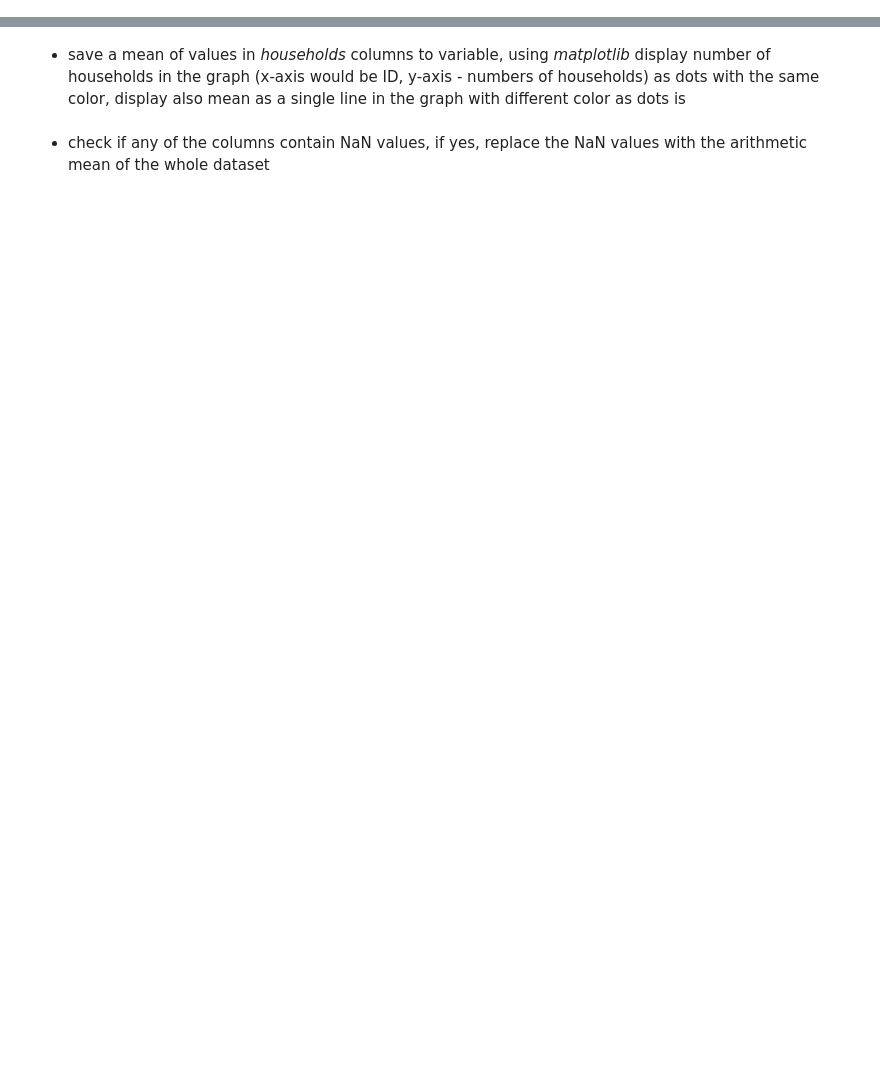
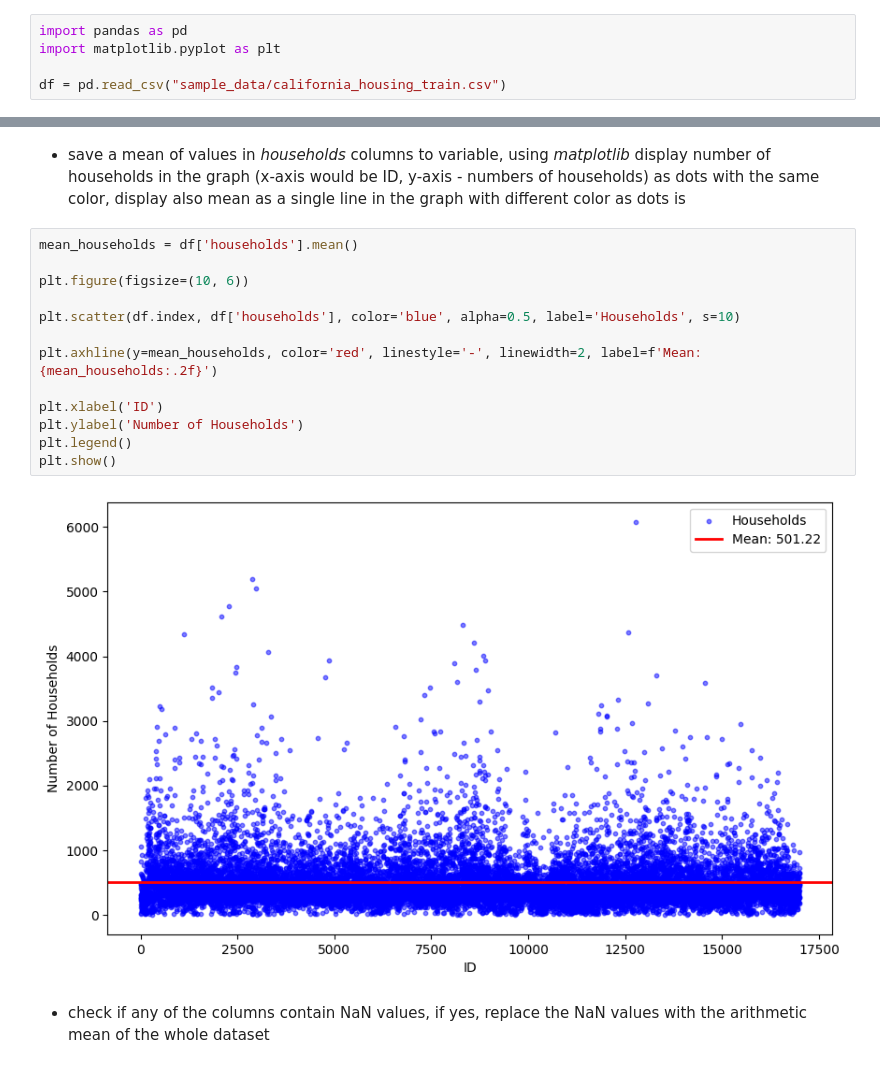
Before and after one commit to joplus2/MPA-MLF, a Jupyter notebook: PC2/MLF_PC0.ipynb, the cells around one changed output, grey strips where cells are left out. Saved outputs shown, nothing was run; the diff lists cells and outputs as text; blank space fills up the shorter version.

```diff
--- a/PC2/MLF_PC0.ipynb
+++ b/PC2/MLF_PC0.ipynb
@@ -296,5 +294,10 @@ Extend your *show_in_digi* function to be able to display an arbitary float numb
 # Exercise 3 - Playing with California Housing Dataset
 # %% [markdown]
 The purpose of this exercise is to learn basic operations of **pandas** library. Use *california_housing_dataset* you can find in google colab to do following operations:
+# %%
+import pandas as pd
+import matplotlib.pyplot as plt
+
+df = pd.read_csv("sample_data/california_housing_train.csv")
 # %% [markdown]
 - check what *dataset.describe()* does
@@ -305,4 +362,19 @@ The purpose of this exercise is to learn basic operations of **pandas** library.
 # %% [markdown]
 - save a mean of values in *households* columns to variable, using *matplotlib* display number of households in the graph (x-axis would be ID, y-axis - numbers of households) as dots with the same color, display also mean as a single line in the graph with different color as dots is
+# %%
+mean_households = df['households'].mean()
+
+plt.figure(figsize=(10, 6))
+
+plt.scatter(df.index, df['households'], color='blue', alpha=0.5, label='Households', s=10)
+
+plt.axhline(y=mean_households, color='red', linestyle='-', linewidth=2, label=f'Mean: {mean_households:.2f}')
+
+plt.xlabel('ID')
+plt.ylabel('Number of Households')
+plt.legend()
+plt.show()
+# %% [output]
+[figure, added]
 # %% [markdown]
  - check if any of the columns contain NaN values, if yes, replace the NaN values with the arithmetic mean of the whole dataset
```
Also changed, not shown: parts of 11 cells of this notebook.
